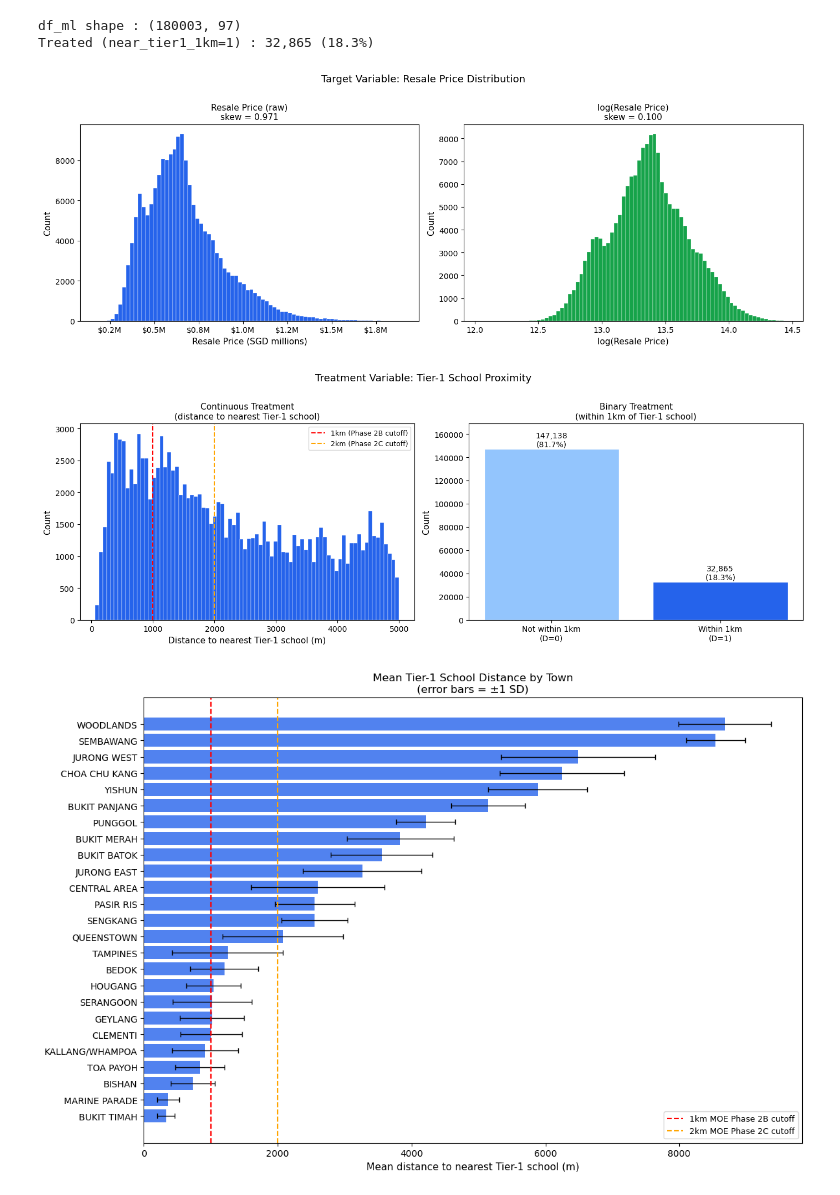
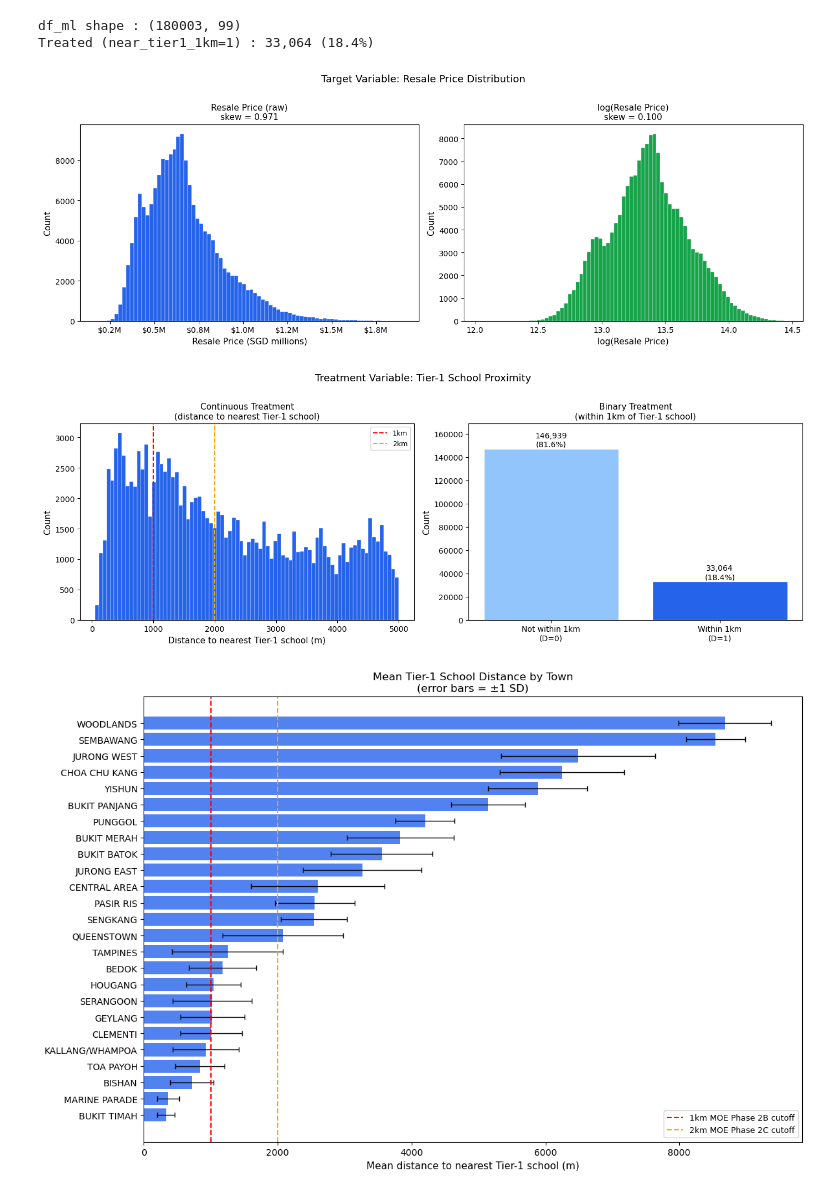
Before and after one commit to tingyuliew/DSA4264-Geospatial-Grp4, a Jupyter notebook: models/eda.ipynb, the cells around one changed output. Drawn from its saved outputs; the diff is of its cells as text; code cells hidden in the pictures.

```diff
--- a/models/eda.ipynb
+++ b/models/eda.ipynb
@@ -68,9 +69,9 @@ fig, axes = plt.subplots(1, 2, figsize=(14, 5))
 axes[0].hist(df_ml[d_continuous][df_ml[d_continuous] <= 5000],
              bins=80, color="#2563EB", edgecolor="white", linewidth=0.3)
 axes[0].axvline(1000, color="red",    linestyle="--",
-                linewidth=1.5, label="1km (Phase 2B cutoff)")
+                linewidth=1.5, label="1km")
 axes[0].axvline(2000, color="orange", linestyle="--",
-                linewidth=1.5, label="2km (Phase 2C cutoff)")
+                linewidth=1.5, label="2km")
 axes[0].set_xlabel("Distance to nearest Tier-1 school (m)", fontsize=11)
 axes[0].set_ylabel("Count", fontsize=11)
 axes[0].set_title("Continuous Treatment\n(distance to nearest Tier-1 school)",
@@ -102,82 +103,34 @@ plt.show()
 town_school_dist = (
     df_ml.groupby("town")[d_continuous]
     .agg(["mean", "std", "count"])
     .sort_values("mean")
     .reset_index()
 )
 
 fig, ax = plt.subplots(figsize=(12, 8))
 ax.barh(
     town_school_dist["town"],
     town_school_dist["mean"],
     xerr    = town_school_dist["std"],
     color   = "#2563EB",
     alpha   = 0.8,
     capsize = 3,
     error_kw = {"elinewidth": 1, "ecolor": "black"},
 )
 ax.axvline(1000, color="red",    linestyle="--",
            linewidth=1.5, label="1km MOE Phase 2B cutoff")
 ax.axvline(2000, color="orange", linestyle="--",
            linewidth=1.5, label="2km MOE Phase 2C cutoff")
 ax.set_xlabel("Mean distance to nearest Tier-1 school (m)", fontsize=11)
 ax.set_title("Mean Tier-1 School Distance by Town\n(error bars = ±1 SD)",
              fontsize=12)
 ax.legend(fontsize=9)
 plt.tight_layout()
 plt.savefig("town_school_distance.png", dpi=150, bbox_inches="tight")
 plt.show()
-
-#  4. Correlation matrix — continuous vars + treatment
-continuous_cols = [
-    "floor_area_sqm", "remaining_lease_numeric", "dist_cbd_m",
-    "num_unique_mrt_500m",    "num_unique_mrt_1km",
-    "num_unique_mrt_lines_500m", "num_unique_mrt_lines_1km",
-    "walking_dist_mrt_m",     "num_busstops_500m",
-    "num_busstops_1km",       "walking_dist_busstop_m",
-    "num_unique_hawker_500m", "num_unique_hawker_1km",
-    "walking_dist_hawker_m",  "num_malls_1km",
-    "num_malls_2km",          "walking_dist_mall_m",
-    "num_schools_1km",        "num_schools_2km",
-    d_continuous,             target,
-]
-
-continuous_cols = [c for c in continuous_cols if c in df_ml.columns]
-corr_matrix     = df_ml[continuous_cols].corr()
-
-# sort by absolute correlation with treatment
-sort_order  = (
-    corr_matrix[d_continuous]
-    .abs()
-    .sort_values(ascending=False)
-    .index.tolist()
-)
-corr_matrix = corr_matrix.loc[sort_order, sort_order]
-
-fig, ax = plt.subplots(figsize=(16, 13))
-sns.heatmap(
-    corr_matrix,
-    annot      = True,
-    fmt        = ".2f",
-    cmap       = "RdBu_r",
-    center     = 0,
-    vmin       = -1,
-    vmax       = 1,
-    square     = True,
-    linewidths = 0.4,
-    ax         = ax,
-    annot_kws  = {"size": 7},
-)
-ax.set_title("Correlation Matrix — Continuous Variables\n"
-             "(sorted by |r| with nearest_tier1_dist_m)", fontsize=12)
-plt.xticks(rotation=45, ha="right", fontsize=8)
-plt.yticks(rotation=0, fontsize=8)
-plt.tight_layout()
-plt.savefig("correlation_matrix.png", dpi=150, bbox_inches="tight")
-plt.show()
 # %% [output]
-df_ml shape : (180003, 97)
-Treated (near_tier1_1km=1) : 32,865 (18.3%)
+df_ml shape : (180003, 99)
+Treated (near_tier1_1km=1) : 33,064 (18.4%)
 [figure]
-[figure, old version]
+[figure, new version]
 [figure]
```
Also changed, not shown: parts of 5 cells of this notebook, 1 other file.
